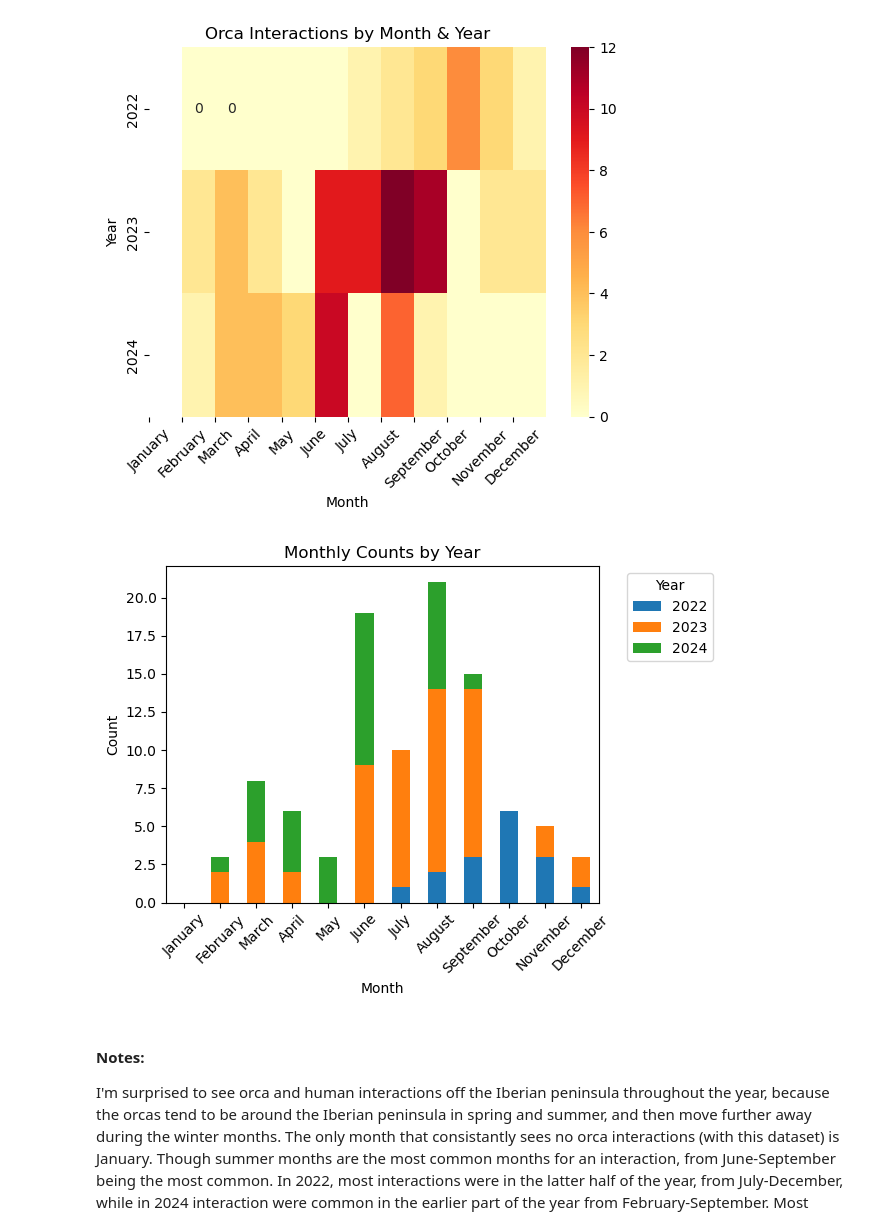
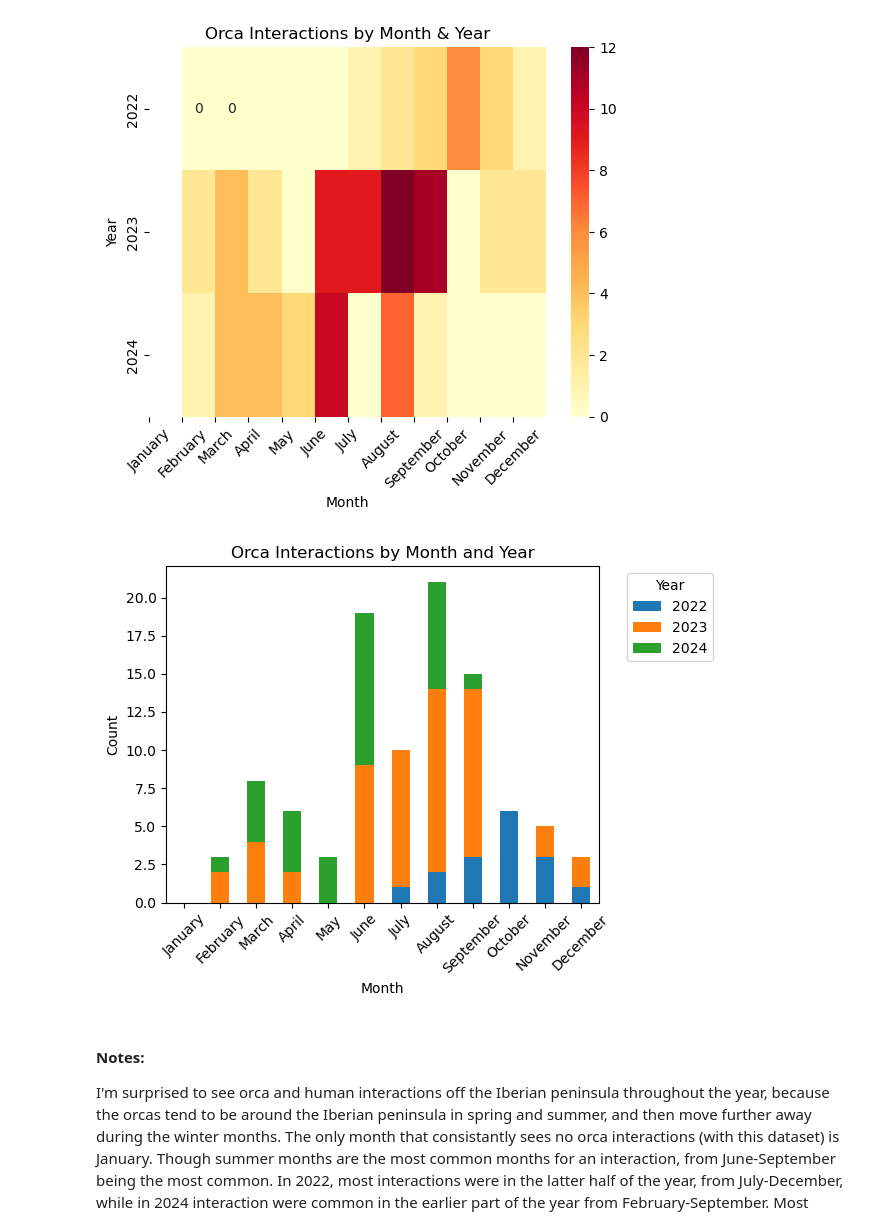
Before and after one commit to HaleyEgan/Iberian-Peninsula-Orca-Interactions, a Jupyter notebook: DataExploration_Nb2.ipynb, the cells around one changed output. Drawn from its saved outputs; the diff is of its cells as text; code cells hidden in the pictures.

```diff
--- a/DataExploration_Nb2.ipynb
+++ b/DataExploration_Nb2.ipynb
@@ -162,22 +162,22 @@ plt.show()
 # %%
 # Group by year and month (numeric)
 pivot_df = df.groupby(['year', 'month']).size().unstack(fill_value=0)
 # Reorder months (columns)
 pivot_df = pivot_df.reindex(columns=month_order)
 
 # Plot as stacked bar chart
 pivot_df.T.plot(kind='bar', stacked=True)
 
 # Customize labels
-plt.title('Monthly Counts by Year')
+plt.title('Orca Interactions by Month and Year')
 plt.xlabel('Month')
 plt.ylabel('Count')
 plt.xticks(ticks=range(len(month_order)), labels=month_labels, rotation=45)
 plt.legend(title='Year', bbox_to_anchor=(1.05, 1), loc='upper left')
 plt.tight_layout()
 plt.show()
 # %% [output]
-[figure, old version]
+[figure, new version]
 # %% [markdown]
 #### Notes:
 I'm surprised to see orca and human interactions off the Iberian peninsula throughout the year, because the orcas tend to be around the Iberian peninsula in spring and summer, and then move further away during the winter months. The only month that consistantly sees no orca interactions (with this dataset) is January. Though summer months are the most common months for an interaction, from June-September being the most common. In 2022, most interactions were in the latter half of the year, from July-December, while in 2024 interaction were common in the earlier part of the year from February-September. Most interactions occurred in 2023, and were steady throughout the entire year except for January, May, and September.
```
Also changed, not shown: 5 other files.
